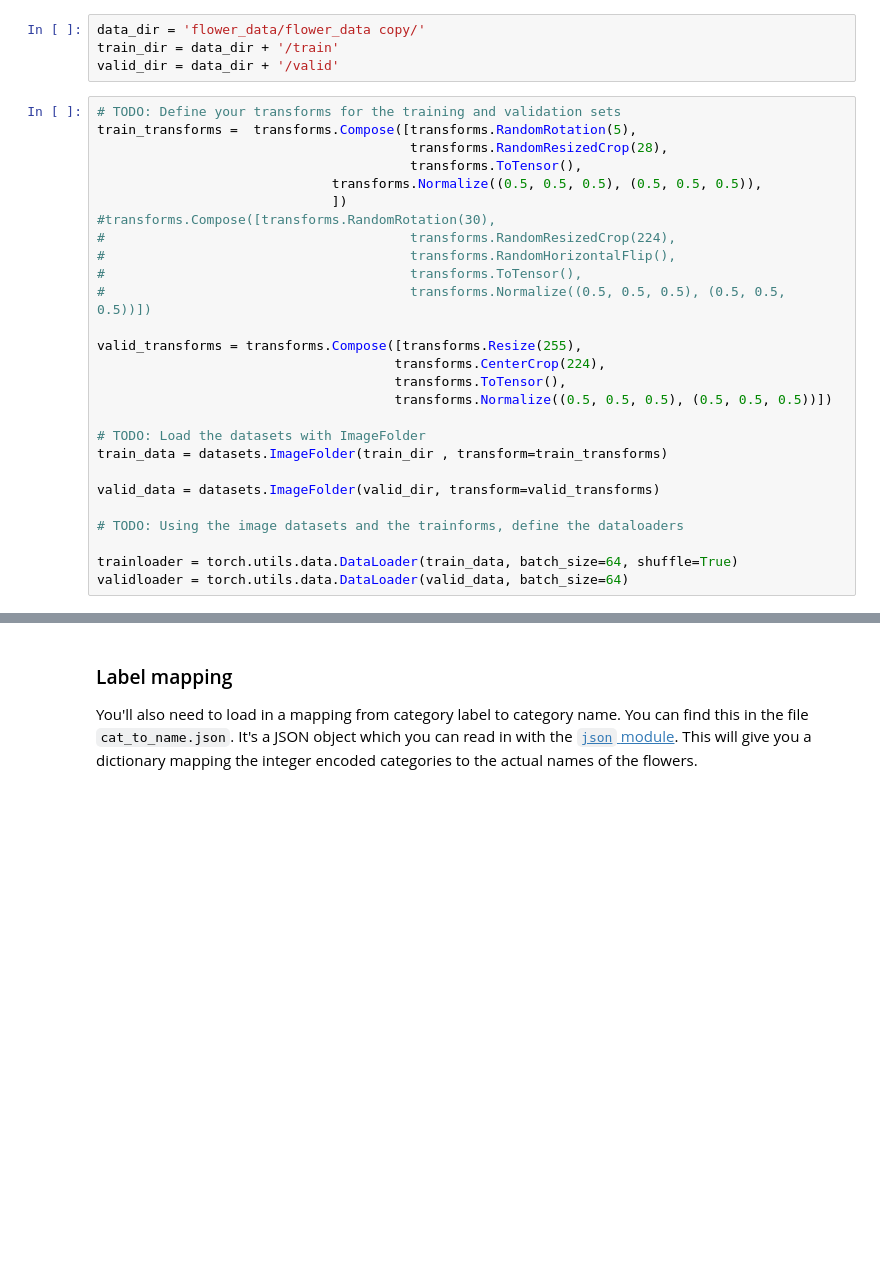
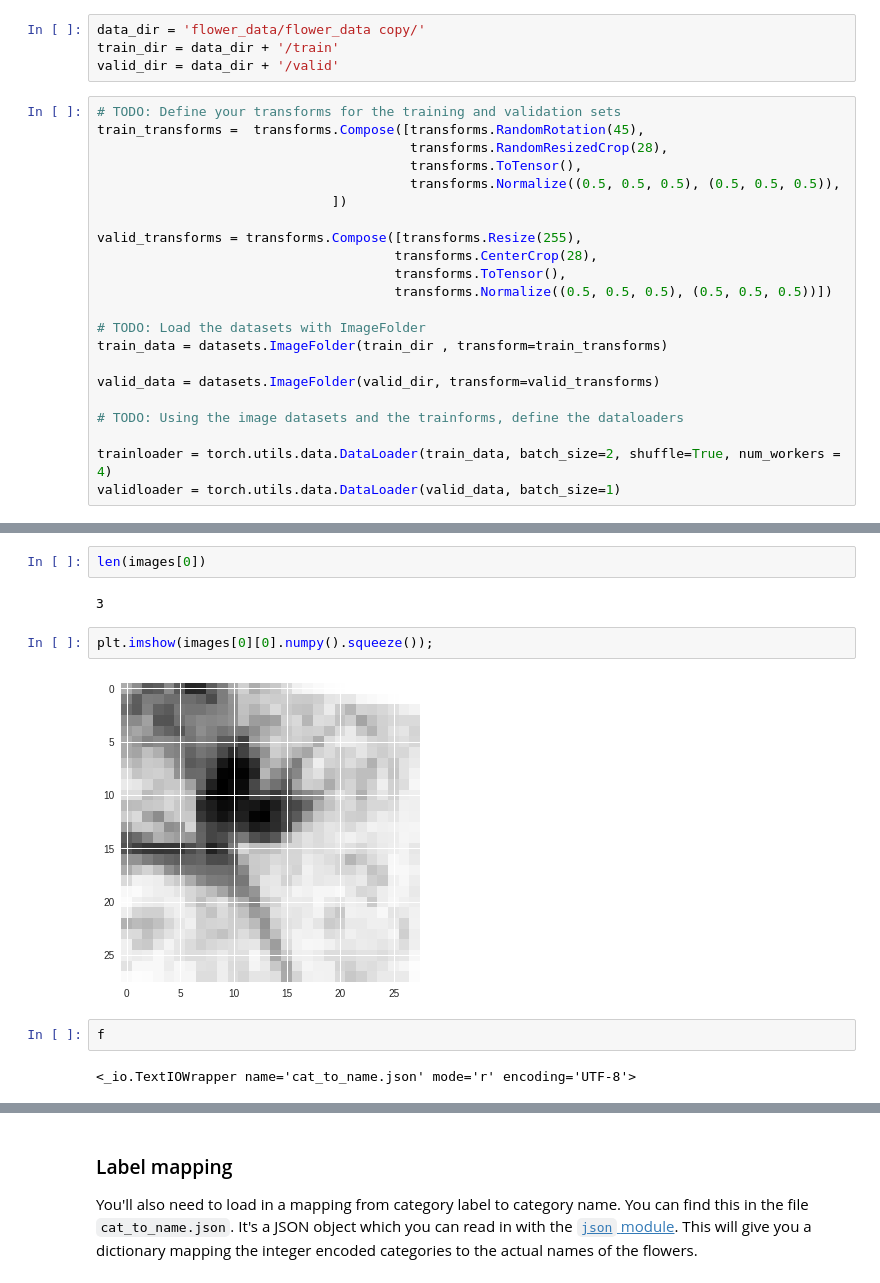
Before and after one commit to jpinzonc/flower_classification, a Jupyter notebook: Image Classifier Project.ipynb, the cells around one changed output, grey strips where cells are left out. Saved outputs shown, nothing was run; the diff lists cells and outputs as text; blank space fills up the shorter version.

```diff
--- a/Image Classifier Project.ipynb
+++ b/Image Classifier Project.ipynb
@@ -69,19 +69,14 @@ train_dir = data_dir + '/train'
 valid_dir = data_dir + '/valid'
 # %%
 # TODO: Define your transforms for the training and validation sets
-train_transforms =  transforms.Compose([transforms.RandomRotation(5),
+train_transforms =  transforms.Compose([transforms.RandomRotation(45),
                                         transforms.RandomResizedCrop(28),
                                         transforms.ToTensor(),
-                              transforms.Normalize((0.5, 0.5, 0.5), (0.5, 0.5, 0.5)),
+                                        transforms.Normalize((0.5, 0.5, 0.5), (0.5, 0.5, 0.5)),
                               ])
-#transforms.Compose([transforms.RandomRotation(30),
-#                                       transforms.RandomResizedCrop(224),
-#                                       transforms.RandomHorizontalFlip(),
-#                                       transforms.ToTensor(),
-#                                       transforms.Normalize((0.5, 0.5, 0.5), (0.5, 0.5, 0.5))])
 
 valid_transforms = transforms.Compose([transforms.Resize(255),
-                                      transforms.CenterCrop(224),
+                                      transforms.CenterCrop(28),
                                       transforms.ToTensor(),
                                       transforms.Normalize((0.5, 0.5, 0.5), (0.5, 0.5, 0.5))])
 
@@ -92,5 +87,5 @@ valid_data = datasets.ImageFolder(valid_dir, transform=valid_transforms)
 
 # TODO: Using the image datasets and the trainforms, define the dataloaders
 
-trainloader = torch.utils.data.DataLoader(train_data, batch_size=64, shuffle=True)
-validloader = torch.utils.data.DataLoader(valid_data, batch_size=64)
+trainloader = torch.utils.data.DataLoader(train_data, batch_size=2, shuffle=True, num_workers = 4)
+validloader = torch.utils.data.DataLoader(valid_data, batch_size=1)
@@ -106,0 +144,12 @@ torch.Size([64])
+# %%
+len(images[0])
+# %% [output]
+3
+# %%
+plt.imshow(images[0][0].numpy().squeeze());
+# %% [output]
+[figure, added]
+# %%
+f
+# %% [output]
+<_io.TextIOWrapper name='cat_to_name.json' mode='r' encoding='UTF-8'>
```
Also changed, not shown: parts of 13 cells of this notebook.
